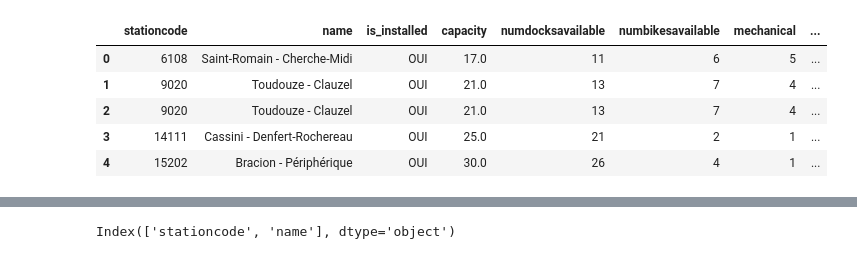
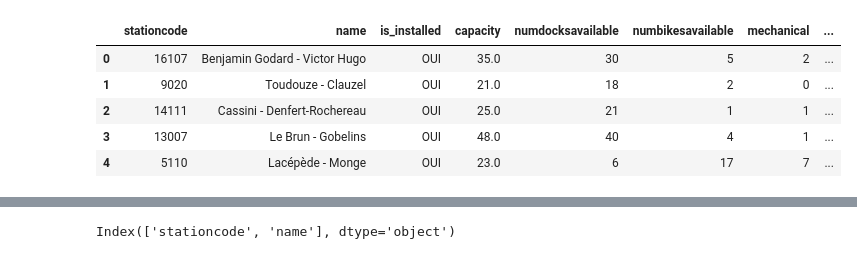
Before and after one commit to nvagno/velib-paris, a Jupyter notebook: notebooks/model_training.ipynb, the cells around one changed output, grey strips where cells are left out. Drawn from its saved outputs; the diff is of its cells as text; code cells hidden in the pictures.

```diff
--- a/notebooks/model_training.ipynb
+++ b/notebooks/model_training.ipynb
@@ -24,13 +17,13 @@ warnings.filterwarnings('ignore')
 sns.set_style("whitegrid")
 pd.set_option('display.max_columns', None)
 # %%
-df = pd.read_parquet('../data/cleaned_data.parquet')
+df = pd.read_parquet('../data/data_with_meteo_and_holidays.parquet')
 df.head()
 # %% [output]
 |  | stationcode | name | is_installed | capacity | numdocksavailable | numbikesavailable | mechanical | ... |
-| 0 | 6108 | Saint-Romain - Cherche-Midi | OUI | 17.0 | 11 | 6 | 5 | ... |
-| 1 | 9020 | Toudouze - Clauzel | OUI | 21.0 | 13 | 7 | 4 | ... |
-| 2 | 9020 | Toudouze - Clauzel | OUI | 21.0 | 13 | 7 | 4 | ... |
-| 3 | 14111 | Cassini - Denfert-Rochereau | OUI | 25.0 | 21 | 2 | 1 | ... |
-| 4 | 15202 | Bracion - Périphérique | OUI | 30.0 | 26 | 4 | 1 | ... |
+| 0 | 16107 | Benjamin Godard - Victor Hugo | OUI | 35.0 | 30 | 5 | 2 | ... |
+| 1 | 9020 | Toudouze - Clauzel | OUI | 21.0 | 18 | 2 | 0 | ... |
+| 2 | 14111 | Cassini - Denfert-Rochereau | OUI | 25.0 | 21 | 1 | 1 | ... |
+| 3 | 13007 | Le Brun - Gobelins | OUI | 48.0 | 40 | 4 | 1 | ... |
+| 4 | 5110 | Lacépède - Monge | OUI | 23.0 | 6 | 17 | 7 | ... |
 # %%
```
Also changed, not shown: parts of 12 cells of this notebook.
